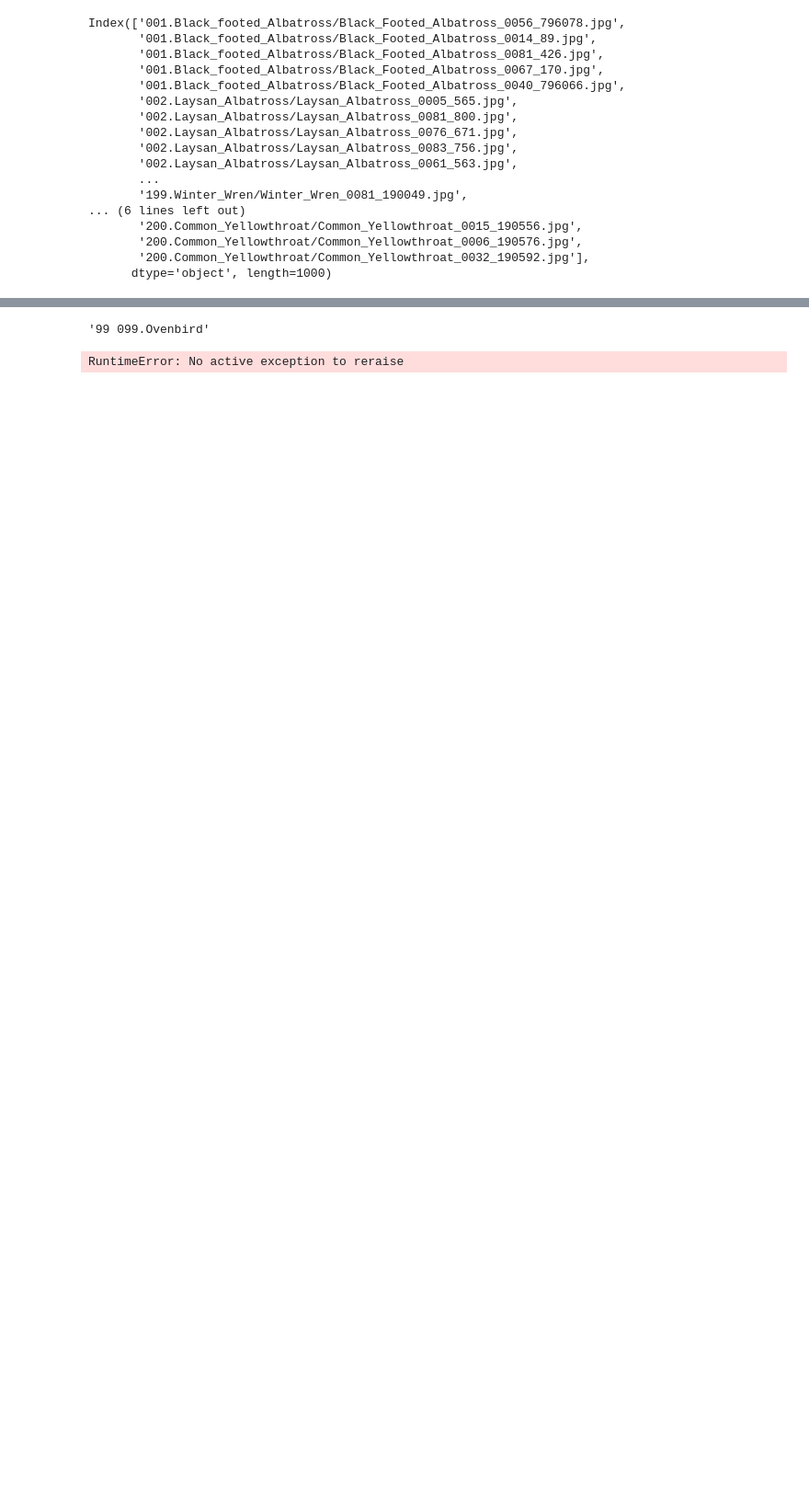
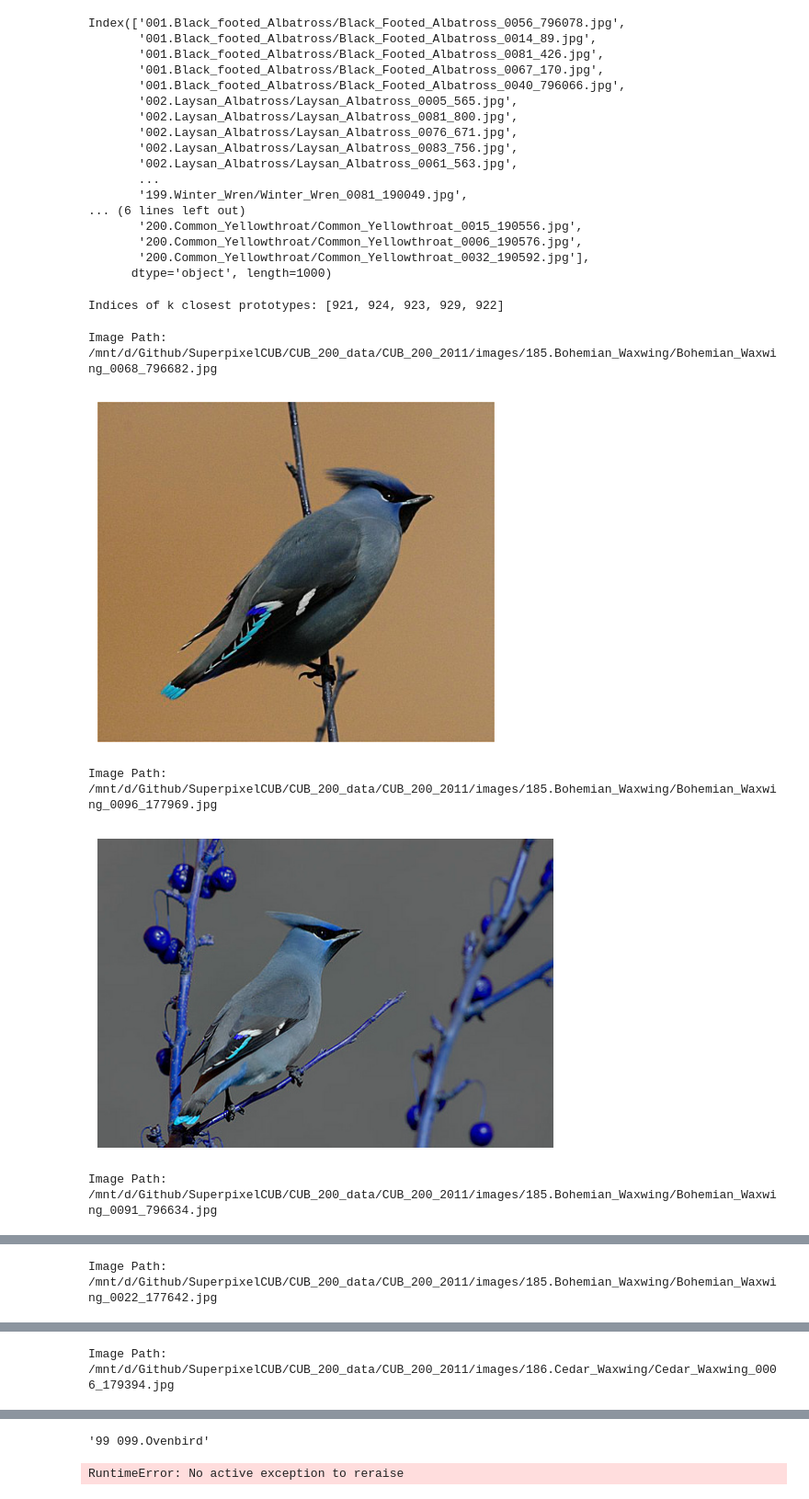
Before and after one commit to chensy618/SuperpixelCUB, a Jupyter notebook: KCConCUB.ipynb, the cells around one changed output, grey strips where cells are left out. Shown at 92% size. Saved outputs shown, nothing was run; the diff lists cells and outputs as text; code cells hidden in the pictures; blank space fills up the shorter version.

```diff
--- a/KCConCUB.ipynb
+++ b/KCConCUB.ipynb
@@ -867,4 +860,7 @@ def get_prototype_tokens(top_k_indices, prototype_file_names, prototype_labels,
     return tokens, prototypes, labels, masks.numpy(force=True)
 
 indices_of_k_closest_prototypes = get_k_closest_prototypes(model, query.to(device).unsqueeze(0), all_prototype_clf_tokens)
+print("Indices of k closest prototypes:", indices_of_k_closest_prototypes)
 prototype_tokens, prototypes, prototype_labels, prototype_masks = get_prototype_tokens(indices_of_k_closest_prototypes, all_prototype_file_names, all_prototype_labels, model)
+# %% [output]
+Indices of k closest prototypes: [921, 924, 923, 929, 922]
@@ -960,3 +1095,39 @@ def get_keypoints_from_vlpart(input_segments, resize_size: int = 64, image_size:
         keypoints[x_coordinate, y_coordinate] = region_i + 1
 
     return keypoints
+# %%
+top_k_indices = indices_of_k_closest_prototypes
+
+top_k_paths = [all_prototype_file_names[i] for i in top_k_indices]
+# insert query image path to the beginning of the top_k_paths
+query_index = data_indices[0]  # The index used to load inputs[0]
+query_path = test_dataset.filenames.iloc[query_index, 1]
+top_k_paths.insert(0, query_path)
+
+# show these images to check if they are correct
+for path in top_k_paths:
+    image_path = os.path.join(base_path, "images", path)
+    print("Image Path:", image_path)
+
+    image = read_image(image_path, format="BGR")
+    image_tensor = torch.from_numpy(image.copy()).permute(2, 0, 1).float()  # HWC → CHW
+
+    plt.imshow(imsc(image_tensor))
+    plt.axis('off')
+    plt.show()
+
+
+output_path = "/mnt/d/Github/SuperpixelCUB/TOP_K_CLOSEST_PROTOTYPES/"
+# Run VLPart inference
+vlpart_query_top_k_prototypes_masks = process_prototypes_with_vlpart(cfg, base_path, top_k_paths, output_path)
+print("vlpart_query_top_k_prototypes_masks:", vlpart_query_top_k_prototypes_masks)
+# convert query+k_closest_prototypes masks to segmentation maps
+vlpart_query_k_closest_segmentations = []
+for i in range(len(vlpart_query_top_k_prototypes_masks)):
+    vlpart_query_k_closest_segmentations.append(class_names_to_segmentation_masks(vlpart_query_top_k_prototypes_masks[i]))
+# %% [output]
+Image Path: /mnt/d/Github/SuperpixelCUB/CUB_200_data/CUB_200_2011/images/185.Bohemian_Waxwing/Bohemian_Waxwing_0068_796682.jpg
+[figure, added]
+Image Path: /mnt/d/Github/SuperpixelCUB/CUB_200_data/CUB_200_2011/images/185.Bohemian_Waxwing/Bohemian_Waxwing_0096_177969.jpg
+[figure, added]
+Image Path: /mnt/d/Github/SuperpixelCUB/CUB_200_data/CUB_200_2011/images/185.Bohemian_Waxwing/Bohemian_Waxwing_0091_796634.jpg
@@ -962,0 +1135 @@ def get_keypoints_from_vlpart(input_segments, resize_size: int = 64, image_size:
+Image Path: /mnt/d/Github/SuperpixelCUB/CUB_200_data/CUB_200_2011/images/185.Bohemian_Waxwing/Bohemian_Waxwing_0022_177642.jpg
@@ -962,0 +1137 @@ def get_keypoints_from_vlpart(input_segments, resize_size: int = 64, image_size:
+Image Path: /mnt/d/Github/SuperpixelCUB/CUB_200_data/CUB_200_2011/images/186.Cedar_Waxwing/Cedar_Waxwing_0006_179394.jpg
```
Also changed, not shown: parts of 13 cells of this notebook.
